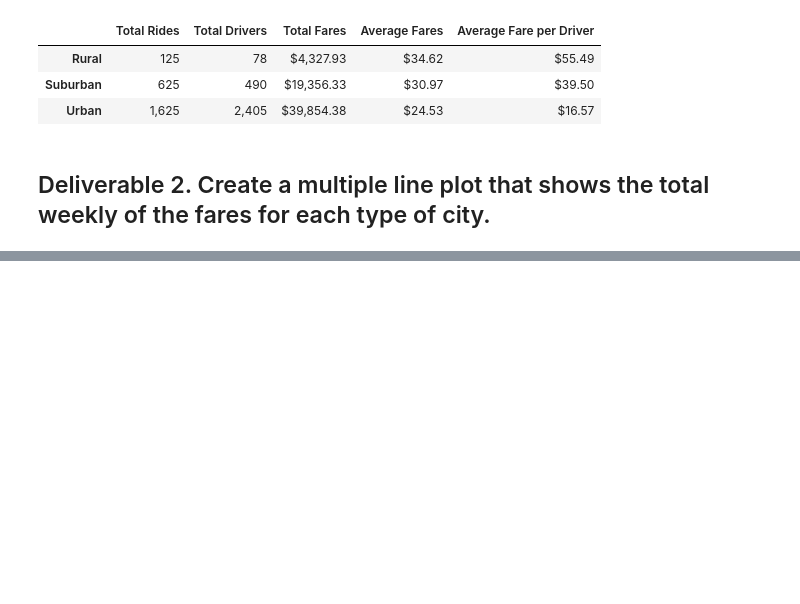
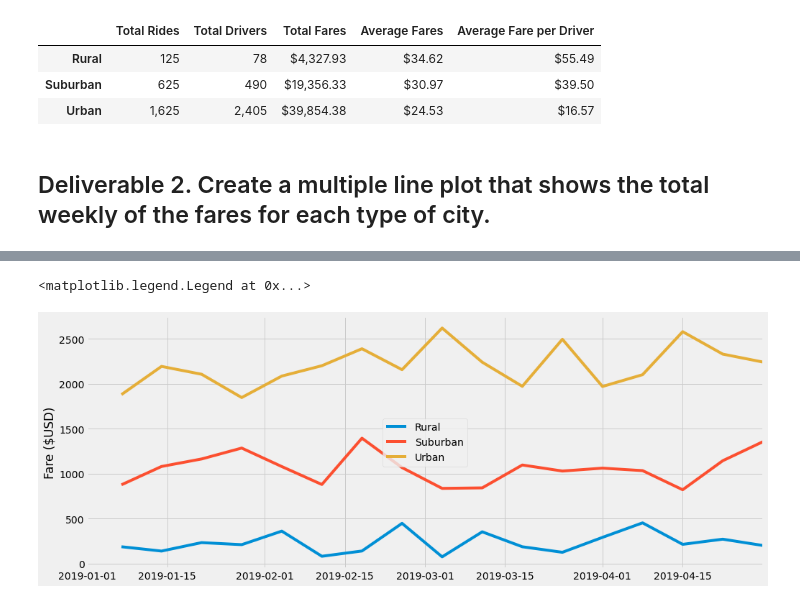
Before and after one commit to jzebker/PyBer_Analysis, a Jupyter notebook: PyBer_Challenge.ipynb, the cells around one changed output, grey strips where cells are left out. Drawn from its saved outputs; the diff is of its cells as text; code cells hidden in the pictures; blank space fills up the shorter version.

```diff
--- a/PyBer_Challenge.ipynb
+++ b/PyBer_Challenge.ipynb
@@ -101,5 +149,10 @@ pyber_summary_df
 # %%
 # 4. Create a pivot table with the 'date' as the index, the columns ='type', and values='fare'
 # to get the total fares for each type of city by the date.
+pivot = total_fare_by_city_type.pivot(index='date',columns='type',values='fare')
+pivot.index = pd.to_datetime(pivot.index)
+pivot.sort_index(inplace=True, ascending=True)
 # %%
 # 5. Create a new DataFrame from the pivot table DataFrame using loc on the given dates, '2019-01-01':'2019-04-29'.
+jan_to_april = pivot.loc['2019-01-01':'2019-4-29']
+jan_to_april
@@ -106,5 +174,5 @@ pyber_summary_df
 # %%
 # 6. Set the "date" index to datetime datatype. This is necessary to use the resample() method in Step 8.
-# df.index = pd.to_datetime(df.index)
+jan_to_april.index = pd.to_datetime(jan_to_april.index)
 # %%
 # 7. Check that the datatype for the index is datetime using df.info()
@@ -111,2 +191,4 @@ pyber_summary_df
 # %%
 # 8. Create a new DataFrame using the "resample()" function by week 'W' and get the sum of the fares for each week.
+jan_to_april_weekly = jan_to_april.resample('W-Mon').sum()
+jan_to_april_weekly
@@ -113,7 +215,15 @@ pyber_summary_df
 # %%
 # 8. Using the object-oriented interface method, plot the resample DataFrame using the df.plot() function.
 
 # Import the style from Matplotlib.
 from matplotlib import style
 # Use the graph style fivethirtyeight.
-style.use('fivethirtyeight')
+plt.style.use('fivethirtyeight')
+fig, ax = plt.subplots(figsize=(15, 6))
+ax.plot(jan_to_april_weekly)
+#ax.set_xlim(pd.to_datetime('2019-01-01'),pd.to_datetime('2019-04-29'))
+ax.set_ylabel('Fare ($USD)')
+ax.legend(['Rural', 'Suburban', 'Urban'])
+# %% [output]
+<matplotlib.legend.Legend at 0x...>
+[figure, added]
```
Also changed, not shown: parts of 6 cells of this notebook.
